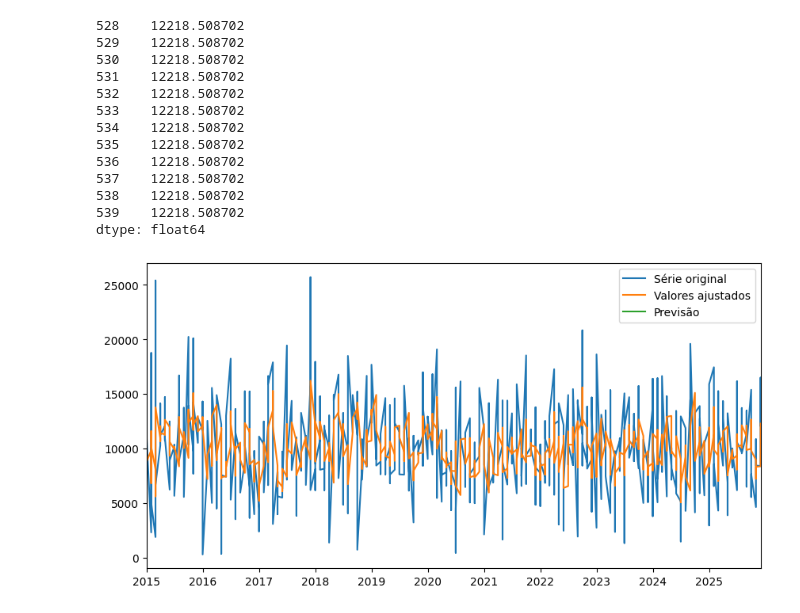
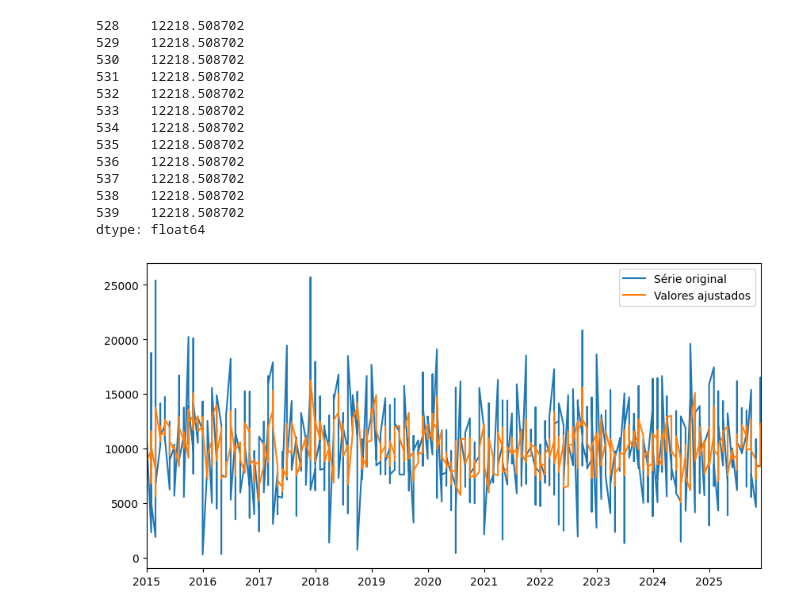
Before and after one commit to iagonmic/timeseries-econometrics-labs, a Jupyter notebook: questions/04_forecasting_methods.ipynb, the cells around one changed output. Drawn from its saved outputs; the diff is of its cells as text; code cells hidden in the pictures.

Commit message:
finishing forecasting with all methods

```diff
--- a/questions/04_forecasting_methods.ipynb
+++ b/questions/04_forecasting_methods.ipynb
@@ -96,10 +102,9 @@ dtype: float64
 # %%
 plt.figure(figsize=(10,5))
 plt.plot(series, label='Série original')
 plt.plot(model.fittedvalues, label='Valores ajustados')
-plt.plot(forecast, label='Previsão')
 plt.legend()
 plt.xlim(series.index.min(), series.index.max())
 plt.show()
 # %% [output]
-[figure, old version]
+[figure, new version]
```
Also changed, not shown: parts of 8 cells of this notebook, 1 other file.
